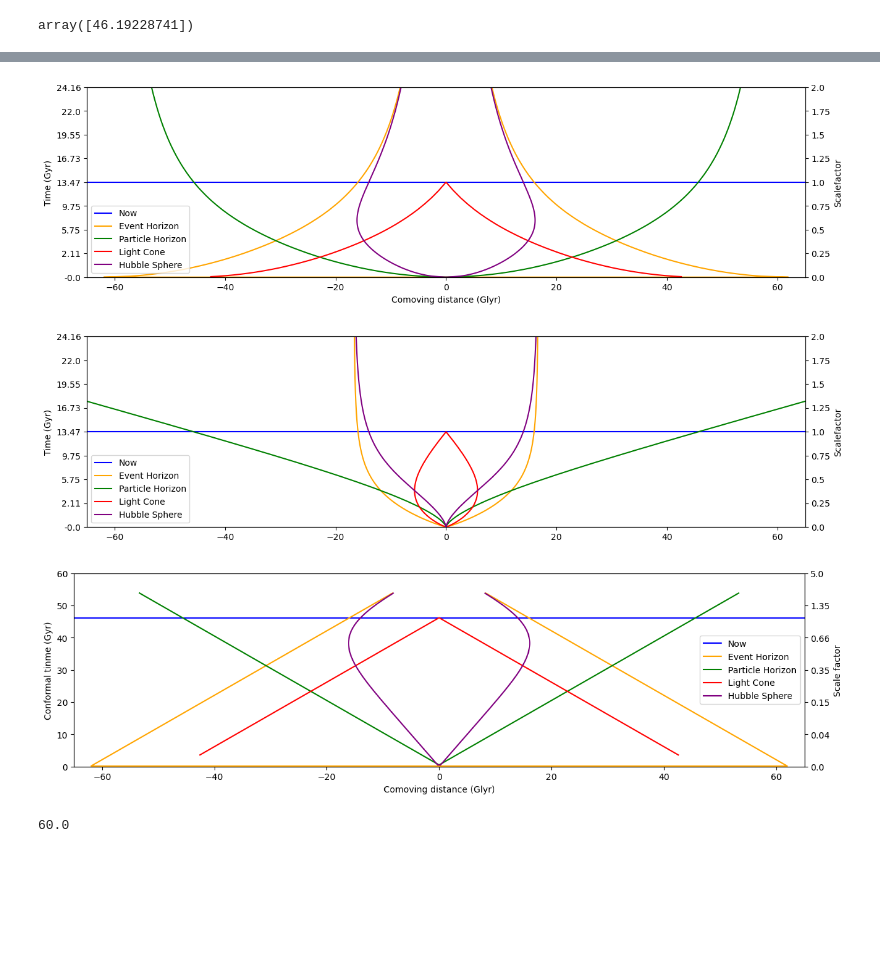
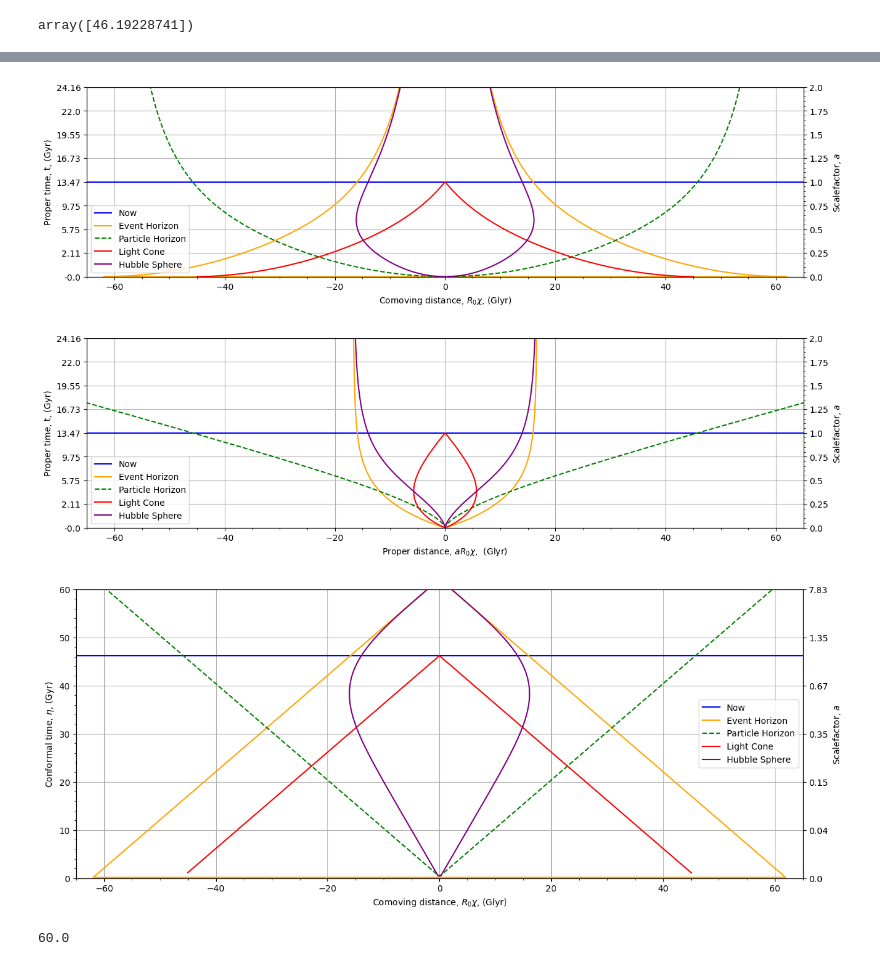
Before and after one commit to naidee/Cosmology-Project, a Jupyter notebook: cosmo/docs/notebooks/DistancesPrez.ipynb, the cells around one changed output, grey strips where cells are left out. Cells and saved outputs as stored; diff of their text form; code cells hidden in the pictures; blank space fills up the shorter version.

Commit message:
Nicer looking final figures and plots

```diff
--- a/cosmo/docs/notebooks/DistancesPrez.ipynb
+++ b/cosmo/docs/notebooks/DistancesPrez.ipynb
@@ -234,7 +234,7 @@ print(H0Y)
 # astart = 0.0
 # astop = 2.1
 # astep = 0.1 # Make this finer to make the plot smoother
-a_factors = np.array([*np.arange(0.0001,2.,0.01)])
+a_factors = np.array([*np.arange(0.0001,10,0.01)])
 
 def lookback_Gyr(H_0_Gyr, afacs, OM, OR, OL): #OMOROL
     return np.array([integrate.quad(adotinv_gen_noH0, 1, aends, args=(OM,OR,OL))[0] for aends in afacs])/H_0_Gyr
@@ -246,7 +246,7 @@ def ConformT(H_0_Gyr, afacs, OM, OR, OL):
 # %% [output]
 0.0715503824
 # %%
-manyafacs = np.linspace(0.0000001,5,400)
+manyafacs = np.linspace(0.0000001,10,10000)
 TIMES = lookback_Gyr(H0Y, manyafacs, O_m0, O_r0, O_l0)
 
 
@@ -333,11 +315,11 @@ def Ezinv_gen(z, om, OR, ol):
     return 1.0/Ez
 
 # z_recs = np.arange(0.0,10.1,0.01)
-a_facs_PH = np.arange(0.0001,2.01,0.01)
+a_facs_PH = np.arange(0.0001,10.01,0.01)
 # print(a_facs_PH)
 z_recsPH = ((1/(a_facs_PH)) - 1)
 # print(z_recs)
-R0X_PH = (np.array([(integrate.quad(Ezinv_gen,z,10000,args=(O_m0,O_r0,O_l0))[0]) for z in z_recsPH])*(cH0Glyr))
+R0X_PH = (np.array([(integrate.quad(Ezinv_gen,z,20000,args=(O_m0,O_r0,O_l0))[0]) for z in z_recsPH])*(cH0Glyr))
 
 
 plt.plot(R0X_PH, a_facs_PH)
@@ -351,7 +333,7 @@ Distance to the event horizon
 # %%
 
 # z_recs = np.arange(0.0,10.1,0.01)
-a_facs_EH = np.arange(0.00001,2.01,0.01)
+a_facs_EH = np.arange(0.00001,10.01,0.01)
 # print(a_facs_PH)
 z_recsEH = ((1/(a_facs_EH)) - 1)
 # print(z_recs)
@@ -444,11 +426,11 @@ plt.show()
 fig = plt.figure(figsize=(15,4))
 ax1 = plt.subplot()
 
-ax1.set_xlabel('Comoving distance (Glyr)')
+ax1.set_xlabel('Comoving distance, $R_0\chi$, (Glyr)')
 
 ax1.axhline(1.0, label='Now', color='blue', zorder=2)
 ax1.plot(EH_distMirror, EH_afacsMirror, label='Event Horizon', color='orange')
-ax1.plot(PH_distMirror, PH_afacsMirror, label='Particle Horizon', color='green')
+ax1.plot(PH_distMirror, PH_afacsMirror, '--', label='Particle Horizon', color='green')
 ax1.plot(LC_distMirror, LC_afacsMirror, label='Light Cone', color='red')
 ax1.plot(HS_distMirror, HS_afacsMirror, label='Hubble Sphere', color='purple')
 
@@ -456,15 +438,17 @@ ax1.set_xlim(-65,65)
 ax1.set_ylim(0,2)
 ax1.legend()
 
-ax1.set_ylabel('Time (Gyr)')
+ax1.set_ylabel('Proper time, t, (Gyr)')
 scal = ax1.get_yticks()
 
 ax2 = ax1.twinx()
+ax2.minorticks_on()
 ax2.set_yticks(scal)
 ax2.set_yticklabels(np.round(lookback_Gyr(H0Y,scal,O_m0, O_r0, O_l0) - min(TIMES), 2))
-ax2.set_ylabel('Scalefactor')
+ax2.set_ylabel('Scalefactor, $a$')
 ax1.set_yticklabels(ax2.get_yticklabels())
 ax2.set_yticklabels(scal)
+ax1.grid()
 
 plt.show()
 
@@ -474,60 +458,68 @@ plt.show()
 fig = plt.figure(figsize=(15,4))
 ax1 = plt.subplot()
 
-
 ax1.axhline(1.0, label='Now', color='blue', zorder=2)
 ax1.plot(EH_PropdistMirror, EH_afacsMirror, label='Event Horizon', color='orange', zorder=3)
-ax1.plot(PH_PropdistMirror, PH_afacsMirror, label='Particle Horizon', color='green', zorder=4)
+ax1.plot(PH_PropdistMirror, PH_afacsMirror, '--', label='Particle Horizon', color='green', zorder=4)
 ax1.plot(LC_PropdistMirror, LC_afacsMirror, label='Light Cone', color='red', zorder=5)
 ax1.plot(HS_PropdistMirror, HS_afacsMirror, label='Hubble Sphere', color='purple', zorder=6)
 ax1.set_xlim(-65,65)
+ax1.set_xlabel('Proper distance, $aR_0\chi$,  (Glyr)')
 ax1.set_ylim(0,2.)
+
 ax1.legend()
 
-ax1.set_ylabel('Time (Gyr)')
+ax1.set_ylabel('Proper time, t, (Gyr)')
 scal = ax1.get_yticks()
 
 ax2 = ax1.twinx()
+ax2.minorticks_on()
 ax2.set_yticks(scal)
 ax2.set_yticklabels(np.round(lookback_Gyr(H0Y,scal,O_m0, O_r0, O_l0) - min(TIMES), 2))
-ax2.set_ylabel('Scalefactor')
+ax2.set_ylabel('Scalefactor, $a$')
 ax1.set_yticklabels(ax2.get_yticklabels())
 ax2.set_yticklabels(scal)
+ax1.grid()
 
 plt.show()
 
 
 
 
 
-fig = plt.figure(figsize=(15,4))
+fig = plt.figure(figsize=(15,6))
 ax1 = plt.subplot()
 
-ax1.set_xlabel('Comoving distance (Glyr)')
+ax1.set_xlabel('Comoving distance, $R_0\chi$, (Glyr)')
 
 
 ax1.axhline([*ConformT(H0Y,np.array([1]), O_m0, O_r0, O_l0)], label='Now', color='blue', zorder=2)
 ax1.plot(EH_distMirror, EH_contime, label='Event Horizon', color='orange', zorder=3)
-ax1.plot(PH_distMirror, PH_contime, label='Particle Horizon', color='green', zorder=4)
+ax1.plot(PH_distMirror, PH_contime, '--', label='Particle Horizon', color='green', zorder=4)
 ax1.plot(LC_distMirror, LC_contime, label='Light Cone', color='red', zorder=5)
 ax1.plot(HS_distMirror, HS_contime, label='Hubble Sphere', color='purple', zorder=6)
 ax1.set_xlim(-65,65)
 ax1.set_ylim(0,60)
 ax1.legend()
-
-ax1.set_ylabel('Conformal tinme (Gyr)')
+ax1.minorticks_on()
+ax1.set_ylabel('Conformal time, $\eta$, (Gyr)')
 cons = ax1.get_yticks()
 
 ax2 = ax1.twinx()
+
 ax2.set_yticks(cons)
 ax2.set_yticklabels(np.round(np.array([afac_from_conform(c) for c in cons]), 2))
-ax2.set_ylabel('Scale factor')
+ax2.set_ylabel('Scalefactor, $a$')
+ax1.grid()
+
+# ax3 = ax1.twiny()
+
 
 plt.show()
 # %% [output]
-[figure, old version]
+[figure, new version]
-[figure, old version]
+[figure, new version]
-[figure, old version]
+[figure, new version]
 # %%
 print(cons[-1])
 # %% [output]
```
Also changed, not shown: parts of 11 cells of this notebook, 1 other file.
